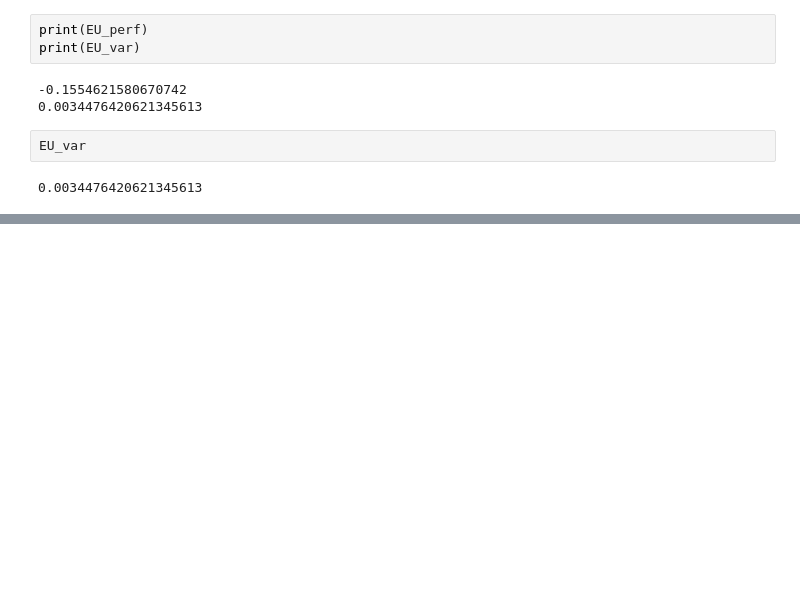
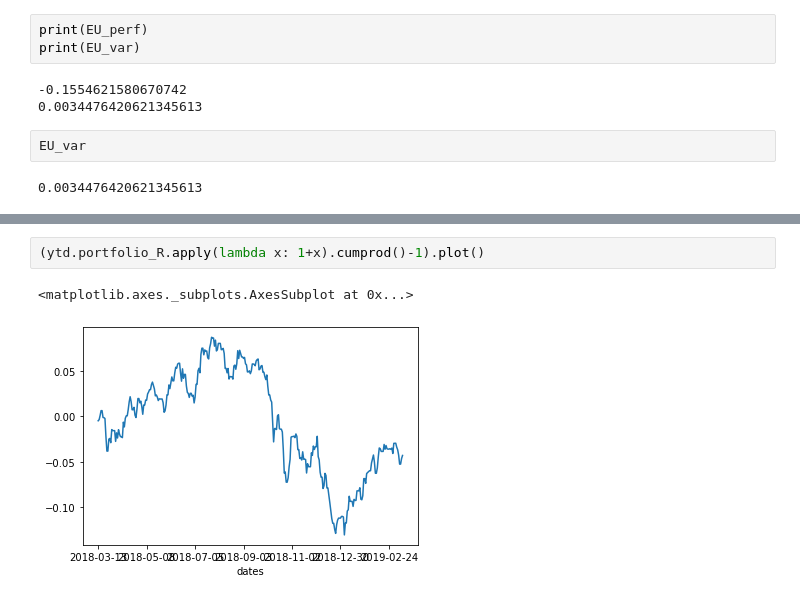
Before and after one commit to YvesAdl/BI_Finance_project, a Jupyter notebook: Facts sheet.ipynb, the cells around one changed output, grey strips where cells are left out. Drawn from its saved outputs; the diff is of its cells as text; blank space fills up the shorter version.

```diff
--- a/Facts sheet.ipynb
+++ b/Facts sheet.ipynb
@@ -292,0 +327,5 @@ covar[EU_securities].loc[EU_securities]
+# %%
+(ytd.portfolio_R.apply(lambda x: 1+x).cumprod()-1).plot()
+# %% [output]
+<matplotlib.axes._subplots.AxesSubplot at 0x...>
+[figure, added]
```
Also changed, not shown: parts of 25 cells of this notebook, 8 other files.
